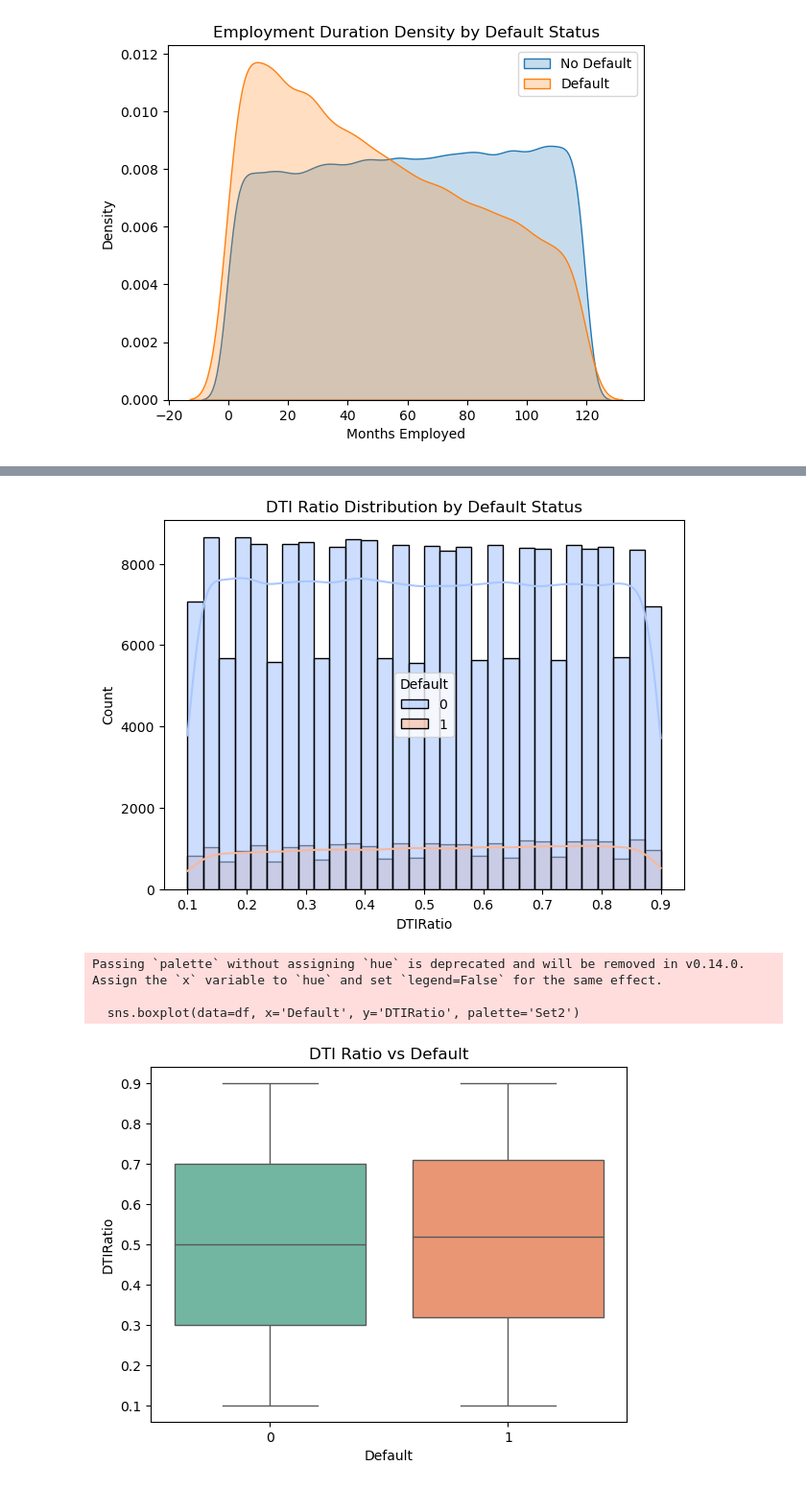
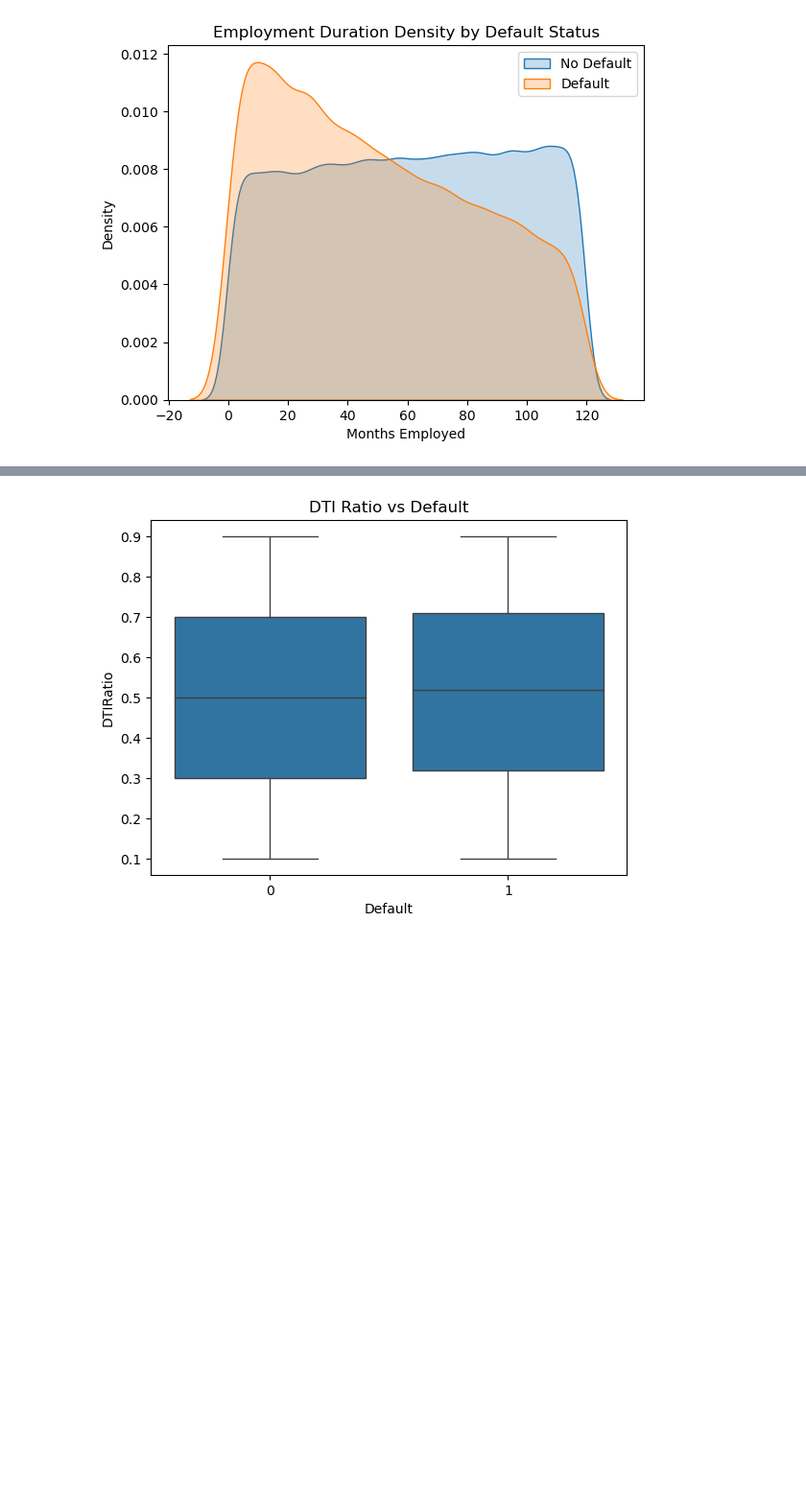
Before and after one commit to springboardmentor891v/CreditPathAI_Oct_Batch, a Jupyter notebook: main.ipynb, the cells around one changed output, grey strips where cells are left out. Shown at 96% size. Saved outputs shown, nothing was run; the diff lists cells and outputs as text; code cells hidden in the pictures; blank space fills up the shorter version.

```diff
--- a/main.ipynb
+++ b/main.ipynb
@@ -236,18 +236,9 @@ plt.show()
 # %%
-plt.figure(figsize=(7,5))
-sns.histplot(data=df, x='DTIRatio', hue='Default', bins=30, kde=True, alpha=0.6, palette='coolwarm')
-plt.title('DTI Ratio Distribution by Default Status')
-plt.show()
-
-sns.boxplot(data=df, x='Default', y='DTIRatio', palette='Set2')
+sns.boxplot(data=df, x='Default', y='DTIRatio')
 plt.title('DTI Ratio vs Default')
 plt.show()
 # %% [output]
-[figure, old version]
+[figure, new version]
-Passing `palette` without assigning `hue` is deprecated and will be removed in v0.14.0. Assign the `x` variable to `hue` and set `legend=False` for the same effect.
-
-  sns.boxplot(data=df, x='Default', y='DTIRatio', palette='Set2')
-[figure, removed]
 # %%
 plt.figure(figsize=(7,5))
 sns.histplot(data=df, x='LoanTerm', hue='Default', bins=30, kde=True, alpha=0.6, palette='coolwarm')
```
Also changed, not shown: parts of 7 cells of this notebook.
